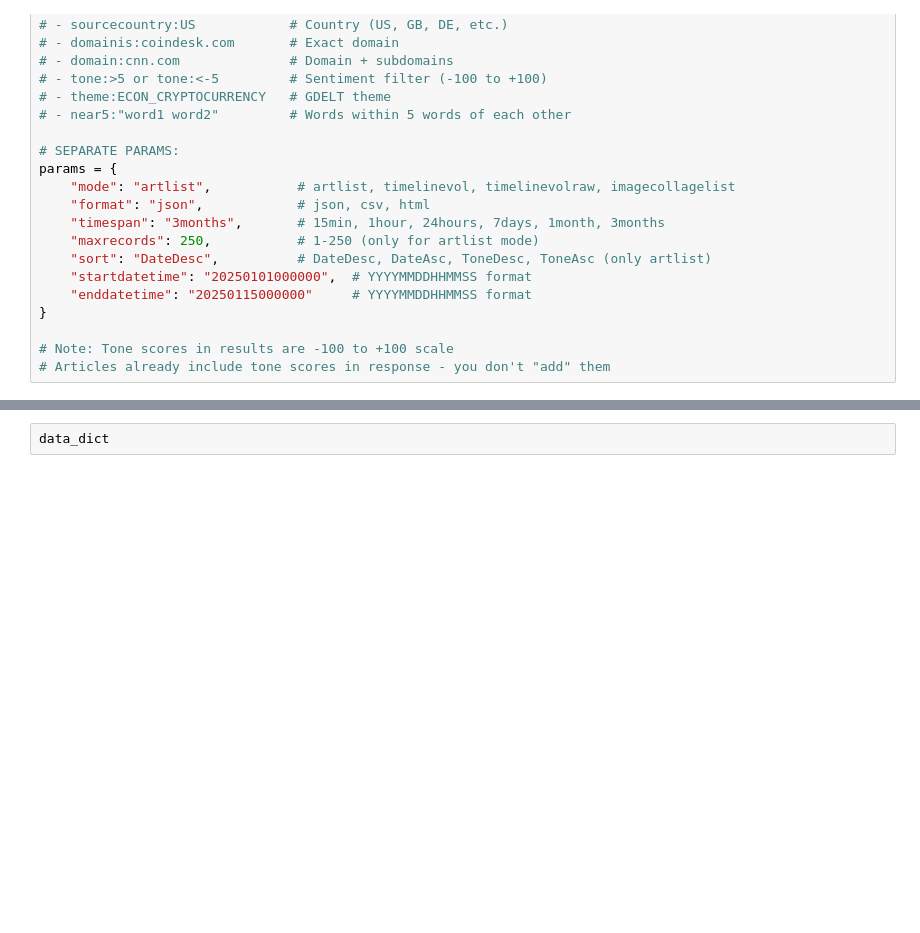
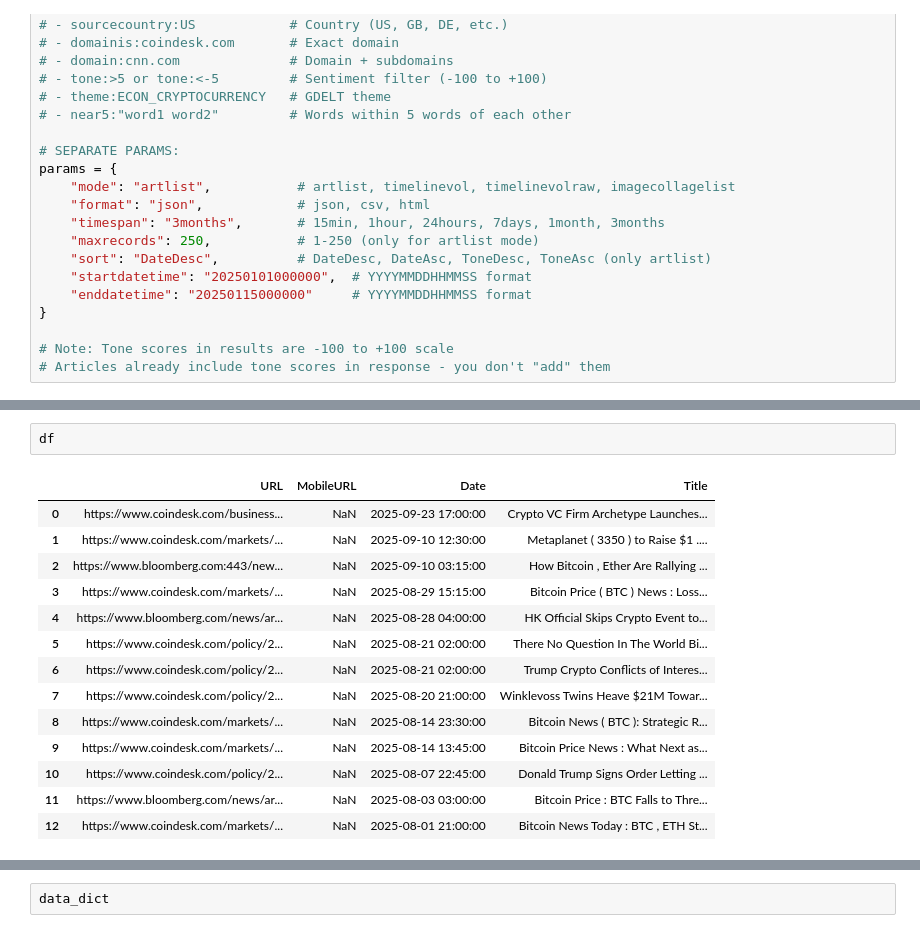
Before and after one commit to DavidePanza/Crypto_Dashboard, a Jupyter notebook: notebooks/news_sandbox.ipynb, the cells around one changed output, grey strips where cells are left out. Drawn from its saved outputs; the diff is of its cells as text; blank space fills up the shorter version.

```diff
--- a/notebooks/news_sandbox.ipynb
+++ b/notebooks/news_sandbox.ipynb
@@ -61,0 +139,17 @@ data_dict = response.json()
+# %%
+df
+# %% [output]
+|  | URL | MobileURL | Date | Title |
+| 0 | https://www.coindesk.com/business... | NaN | 2025-09-23 17:00:00 | Crypto VC Firm Archetype Launches... |
+| 1 | https://www.coindesk.com/markets/... | NaN | 2025-09-10 12:30:00 | Metaplanet ( 3350 ) to Raise $1 .... |
+| 2 | https://www.bloomberg.com:443/new... | NaN | 2025-09-10 03:15:00 | How Bitcoin , Ether Are Rallying ... |
+| 3 | https://www.coindesk.com/markets/... | NaN | 2025-08-29 15:15:00 | Bitcoin Price ( BTC ) News : Loss... |
+| 4 | https://www.bloomberg.com/news/ar... | NaN | 2025-08-28 04:00:00 | HK Official Skips Crypto Event to... |
+| 5 | https://www.coindesk.com/policy/2... | NaN | 2025-08-21 02:00:00 | There No Question In The World Bi... |
+| 6 | https://www.coindesk.com/policy/2... | NaN | 2025-08-21 02:00:00 | Trump Crypto Conflicts of Interes... |
+| 7 | https://www.coindesk.com/policy/2... | NaN | 2025-08-20 21:00:00 | Winklevoss Twins Heave $21M Towar... |
+| 8 | https://www.coindesk.com/markets/... | NaN | 2025-08-14 23:30:00 | Bitcoin News ( BTC ): Strategic R... |
+| 9 | https://www.coindesk.com/markets/... | NaN | 2025-08-14 13:45:00 | Bitcoin Price News : What Next as... |
+| 10 | https://www.coindesk.com/policy/2... | NaN | 2025-08-07 22:45:00 | Donald Trump Signs Order Letting ... |
+| 11 | https://www.bloomberg.com/news/ar... | NaN | 2025-08-03 03:00:00 | Bitcoin Price : BTC Falls to Thre... |
+| 12 | https://www.coindesk.com/markets/... | NaN | 2025-08-01 21:00:00 | Bitcoin News Today : BTC , ETH St... |
```
Also changed, not shown: parts of 8 cells of this notebook.
